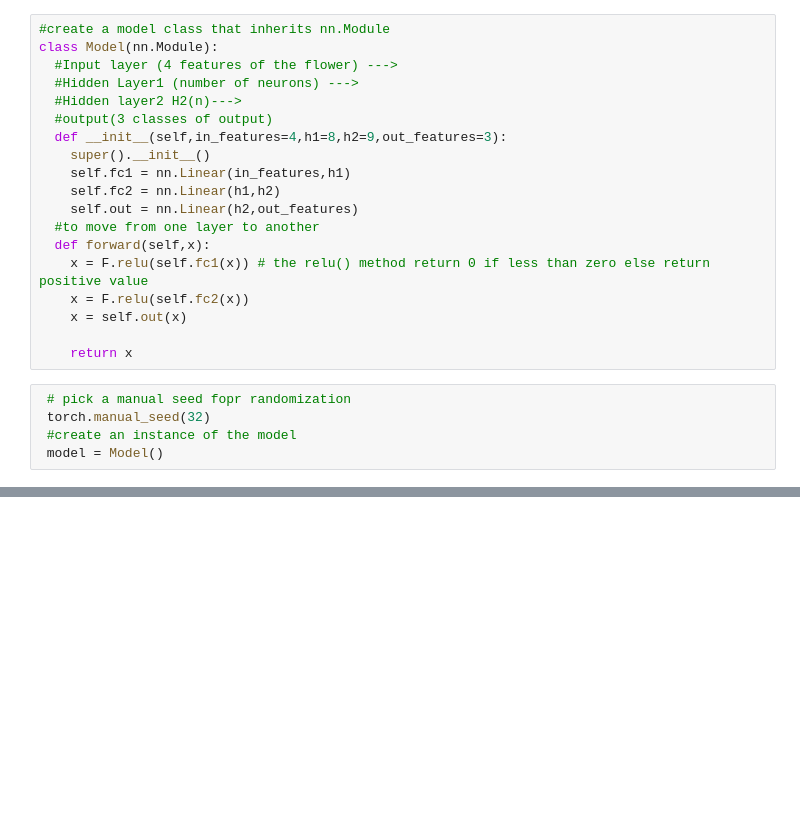
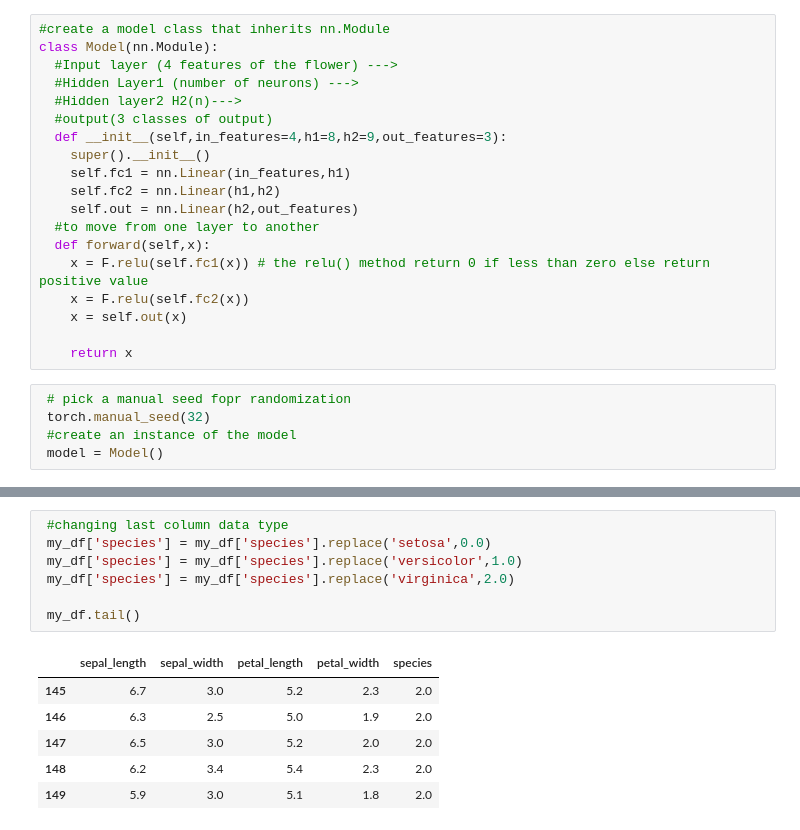
Before and after one commit to sanu00007/Deep_Learning, a Jupyter notebook: DeepLearning.ipynb, the cells around one changed output, grey strips where cells are left out. Saved outputs shown, nothing was run; the diff lists cells and outputs as text; blank space fills up the shorter version.

```diff
--- a/DeepLearning.ipynb
+++ b/DeepLearning.ipynb
@@ -238,0 +255,14 @@ class Model(nn.Module):
+# %%
+ #changing last column data type
+ my_df['species'] = my_df['species'].replace('setosa',0.0)
+ my_df['species'] = my_df['species'].replace('versicolor',1.0)
+ my_df['species'] = my_df['species'].replace('virginica',2.0)
+
+ my_df.tail()
+# %% [output]
+|  | sepal_length | sepal_width | petal_length | petal_width | species |
+| 145 | 6.7 | 3.0 | 5.2 | 2.3 | 2.0 |
+| 146 | 6.3 | 2.5 | 5.0 | 1.9 | 2.0 |
+| 147 | 6.5 | 3.0 | 5.2 | 2.0 | 2.0 |
+| 148 | 6.2 | 3.4 | 5.4 | 2.3 | 2.0 |
+| 149 | 5.9 | 3.0 | 5.1 | 1.8 | 2.0 |
```
Also changed, not shown: parts of 14 cells of this notebook.
